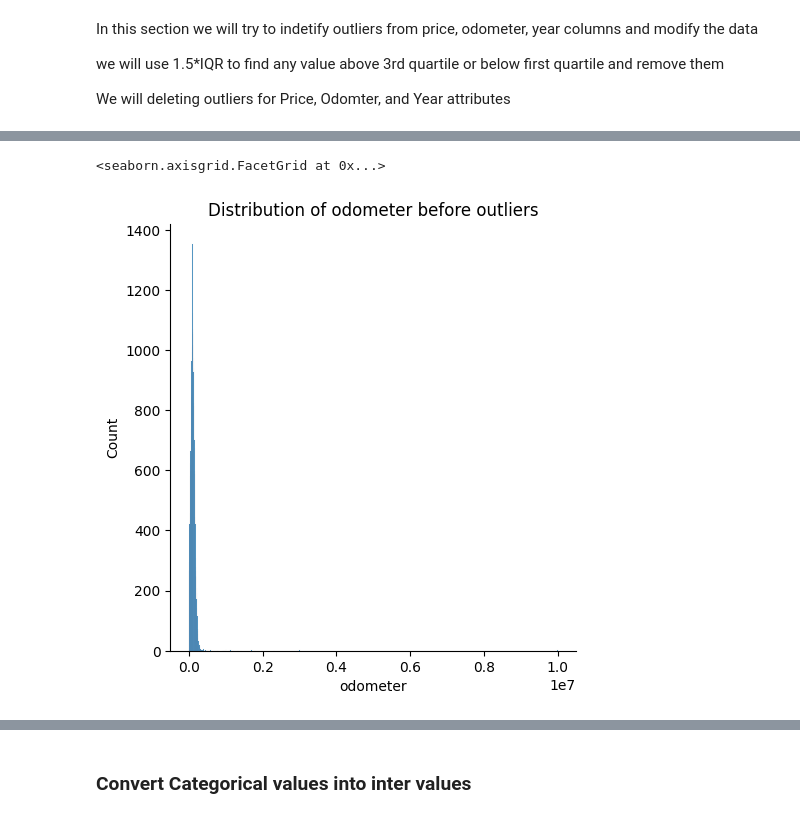
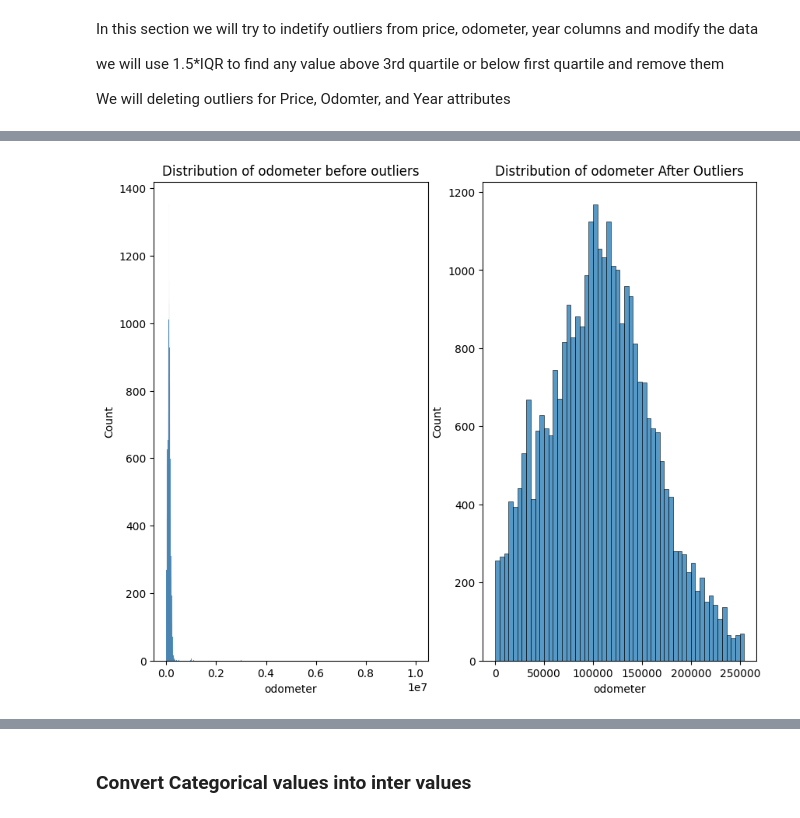
Before and after one commit to purnachand1186/car_price_analysis, a Jupyter notebook: prompt_II.ipynb, the cells around one changed output, grey strips where cells are left out. Cells and saved outputs as stored; diff of their text form; code cells hidden in the pictures.

```diff
--- a/prompt_II.ipynb
+++ b/prompt_II.ipynb
@@ -327,6 +323,9 @@ sns.displot(clean_vehicles['price']).set(title='Distribution of Price after outl
 # %%
-#before deleting outliers for odomater
-sns.displot(clean_vehicles['odometer']).set(title='Distribution of odometer before outliers')
+#before & after deleting outliers for odomater
+fig, ax = plt.subplots(1,2,figsize=(10,8))
+fig = sns.histplot(clean_vehicles['odometer'], ax =ax[0]).set(title='Distribution of odometer before outliers')
+clean_vehicles = remove_outliers(clean_vehicles,'odometer')
+fig = sns.histplot(clean_vehicles['odometer'],ax=ax[1]).set(title='Distribution of odometer After Outliers')
+plt.show()
 # %% [output]
-<seaborn.axisgrid.FacetGrid at 0x...>
-[figure, old version]
+[figure, new version]
```
Also changed, not shown: parts of 8 cells of this notebook.
